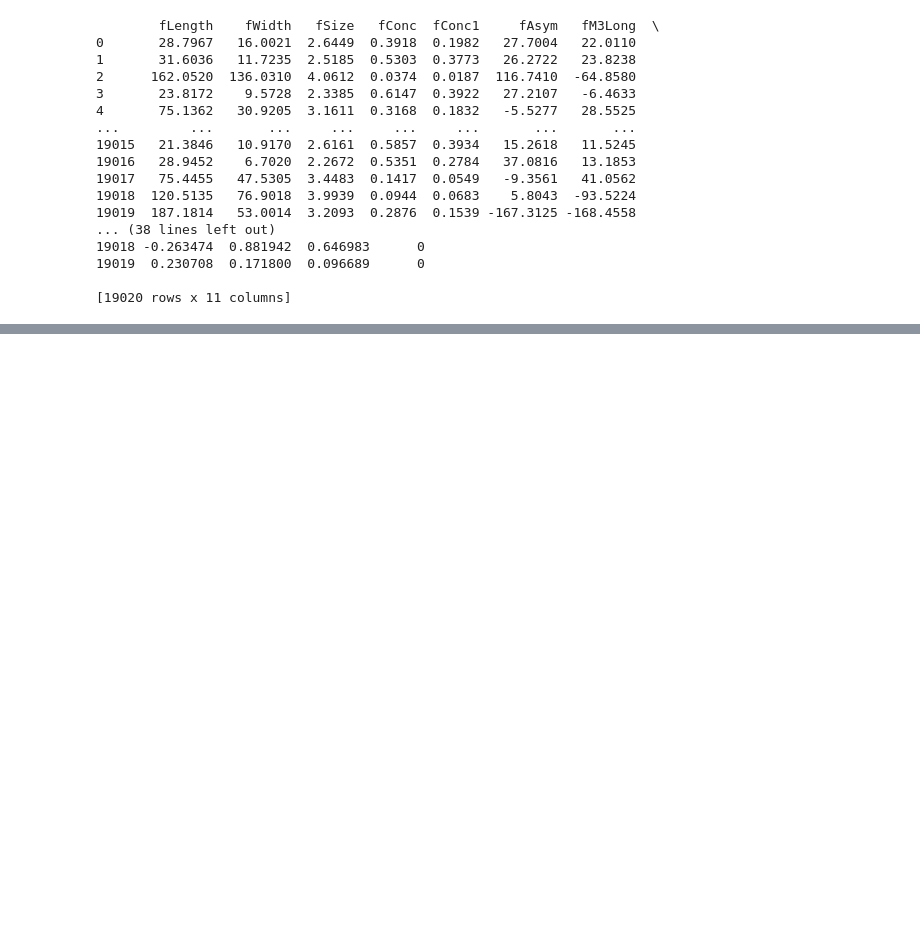
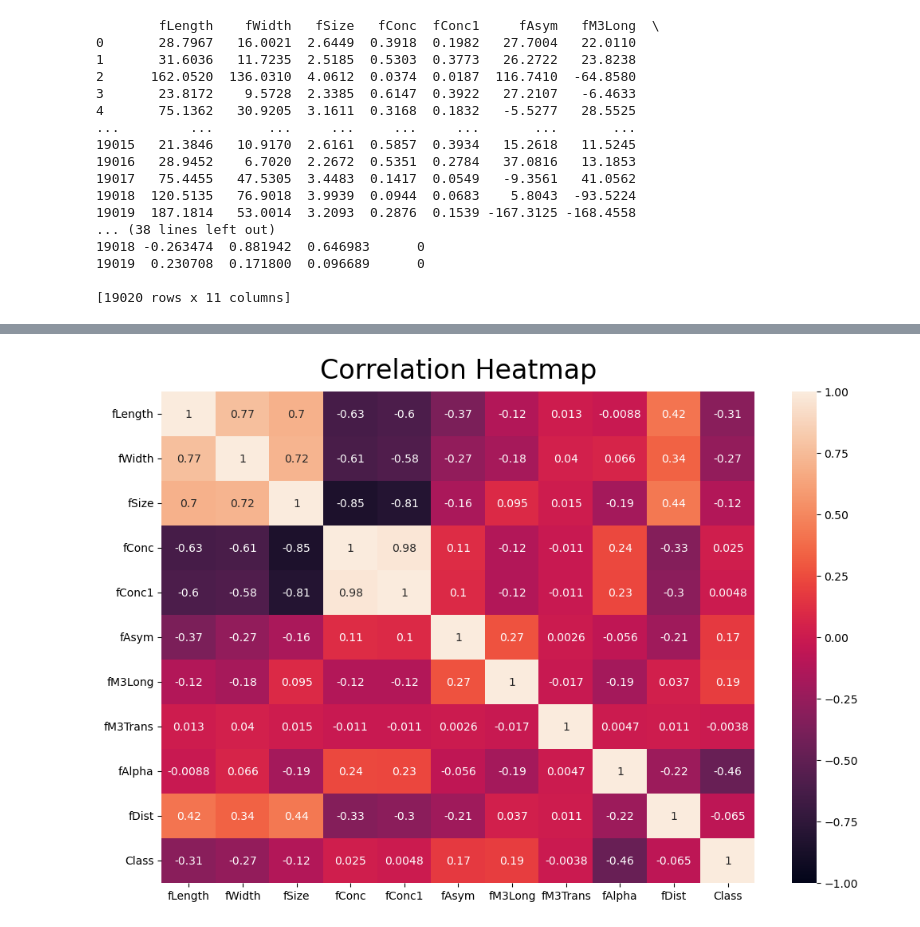
Before and after one commit to DavisIsEthan/SIE533Project, a Jupyter notebook: Magic PreProcessing.ipynb, the cells around one changed output, grey strips where cells are left out. Saved outputs shown, nothing was run; the diff lists cells and outputs as text; code cells hidden in the pictures; blank space fills up the shorter version.

```diff
--- a/Magic PreProcessing.ipynb
+++ b/Magic PreProcessing.ipynb
@@ -55,3 +55,13 @@ data.to_csv(outpath, index = False)
 19019  0.230708  0.171800  0.096689      0
 
 [19020 rows x 11 columns]
+# %%
+import pandas as pd
+from sklearn import preprocessing
+
+### Import CSV. The original data file lacked column names so we used Excel to insert them.
+### This will make our lives easier. Also print for a brief sanity check.
+### NOTE: make sure to change your this inpath and the outpath at the end.
+inpath = "C:/Users/Davis/Downloads/magic04data.csv"
+data = pd.read_csv(inpath, header=0)
+print(data)
@@ -57,0 +86,12 @@ data.to_csv(outpath, index = False)
+# %%
+import matplotlib.pyplot as plt
+import seaborn as sns
+
+plt.figure(figsize=(12, 8))
+
+heatmap = sns.heatmap(data.corr(), vmin=-1, vmax=1, annot=True)
+
+heatmap.set_title('Correlation Heatmap', fontdict={'fontsize':24}, pad=12)
+plt.savefig('C:/Users/Davis/Desktop/CorrelationHeatmap.png')
+# %% [output]
+[figure, added]
```
Also changed, not shown: parts of 1 cell of this notebook.
